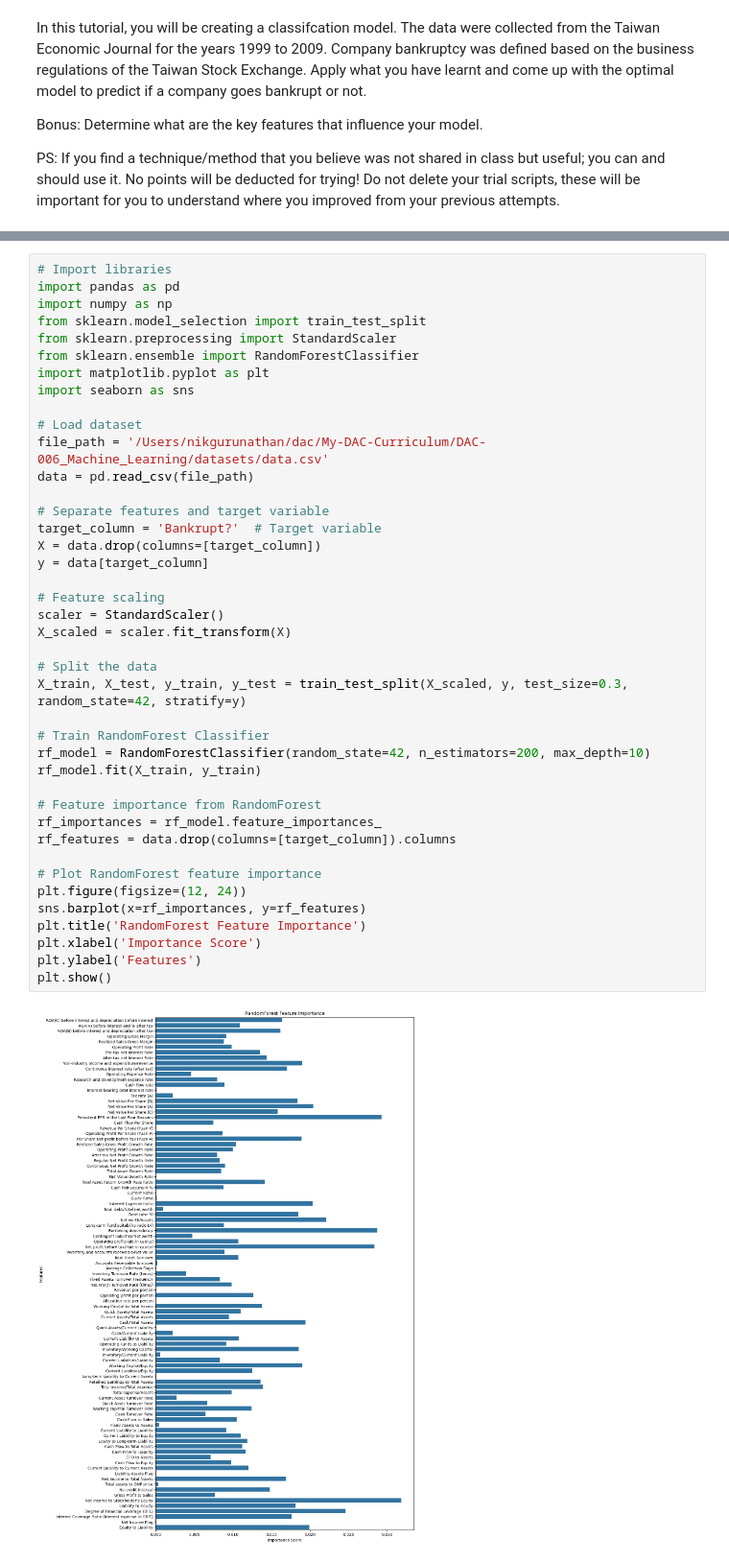
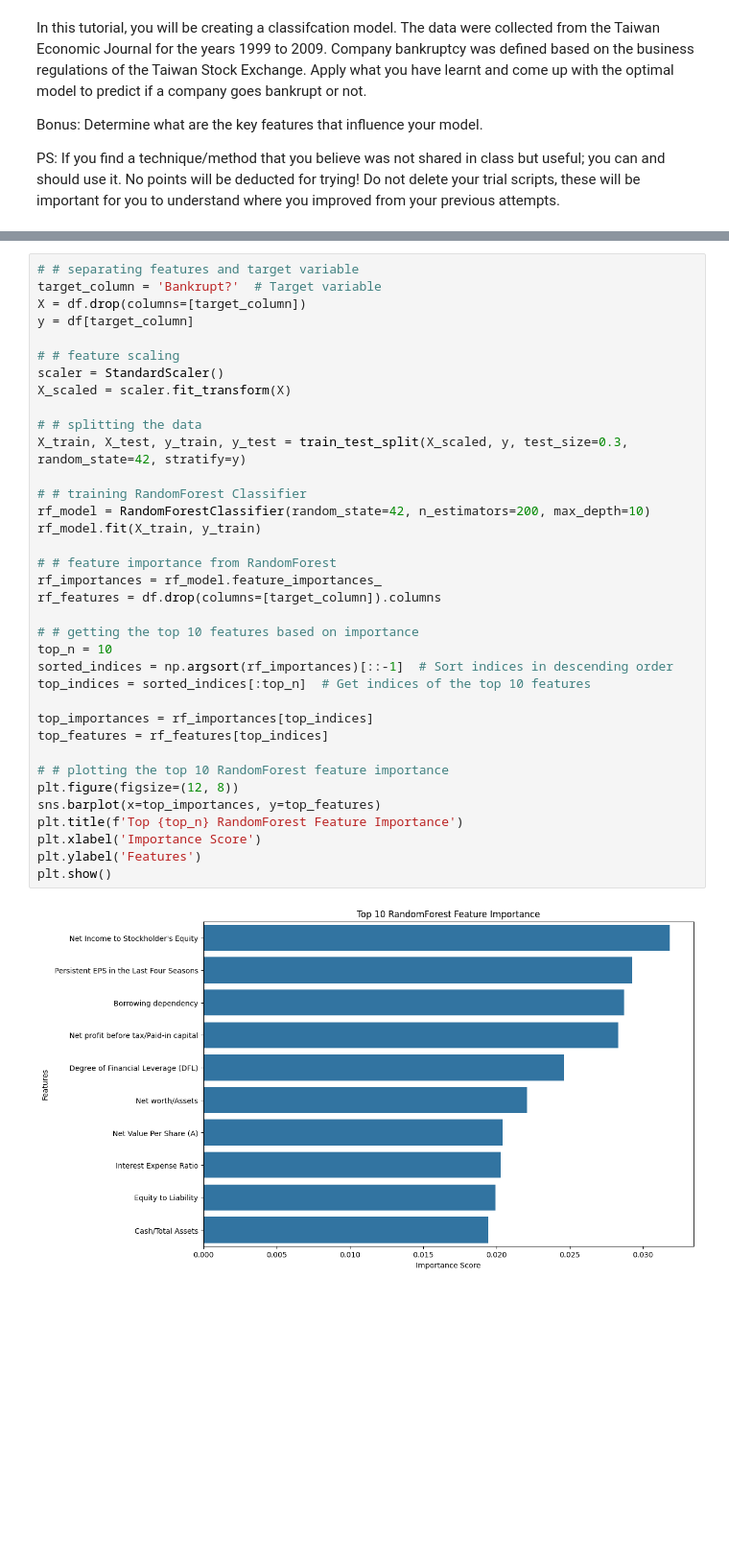
Before and after one commit to nikigurunathan/My-DAC-Curriculum, a Jupyter notebook: DAC-006_Machine_Learning/DAC-006-Intro_to_ML_Tutorial.ipynb, the cells around one changed output, grey strips where cells are left out. Shown at 96% size. Saved outputs shown, nothing was run; the diff lists cells and outputs as text; blank space fills up the shorter version.

```diff
--- a/DAC-006_Machine_Learning/DAC-006-Intro_to_ML_Tutorial.ipynb
+++ b/DAC-006_Machine_Learning/DAC-006-Intro_to_ML_Tutorial.ipynb
@@ -11,43 +267,38 @@ Bonus: Determine what are the key features that influence your model.
 # %%
-# Import libraries
-import pandas as pd
-import numpy as np
-from sklearn.model_selection import train_test_split
-from sklearn.preprocessing import StandardScaler
-from sklearn.ensemble import RandomForestClassifier
-import matplotlib.pyplot as plt
-import seaborn as sns
+# # separating features and target variable
+target_column = 'Bankrupt?'  # Target variable
+X = df.drop(columns=[target_column])
+y = df[target_column]
 
-# Load dataset
-file_path = '/Users/nikgurunathan/dac/My-DAC-Curriculum/DAC-006_Machine_Learning/datasets/data.csv'
-data = pd.read_csv(file_path)
-
-# Separate features and target variable
-target_column = 'Bankrupt?'  # Target variable
-X = data.drop(columns=[target_column])
-y = data[target_column]
-
-# Feature scaling
+# # feature scaling
 scaler = StandardScaler()
 X_scaled = scaler.fit_transform(X)
 
-# Split the data
+# # splitting the data
 X_train, X_test, y_train, y_test = train_test_split(X_scaled, y, test_size=0.3, random_state=42, stratify=y)
 
-# Train RandomForest Classifier
+# # training RandomForest Classifier
 rf_model = RandomForestClassifier(random_state=42, n_estimators=200, max_depth=10)
 rf_model.fit(X_train, y_train)
 
-# Feature importance from RandomForest
+# # feature importance from RandomForest
 rf_importances = rf_model.feature_importances_
-rf_features = data.drop(columns=[target_column]).columns
+rf_features = df.drop(columns=[target_column]).columns
 
-# Plot RandomForest feature importance
-plt.figure(figsize=(12, 24))
-sns.barplot(x=rf_importances, y=rf_features)
-plt.title('RandomForest Feature Importance')
+# # getting the top 10 features based on importance
+top_n = 10
+sorted_indices = np.argsort(rf_importances)[::-1]  # Sort indices in descending order
+top_indices = sorted_indices[:top_n]  # Get indices of the top 10 features
+
+top_importances = rf_importances[top_indices]
+top_features = rf_features[top_indices]
+
+# # plotting the top 10 RandomForest feature importance
+plt.figure(figsize=(12, 8))
+sns.barplot(x=top_importances, y=top_features)
+plt.title(f'Top {top_n} RandomForest Feature Importance')
 plt.xlabel('Importance Score')
 plt.ylabel('Features')
 plt.show()
 # %% [output]
-[figure, old version]
+[figure, new version]
```
Also changed, not shown: parts of 16 cells of this notebook.
